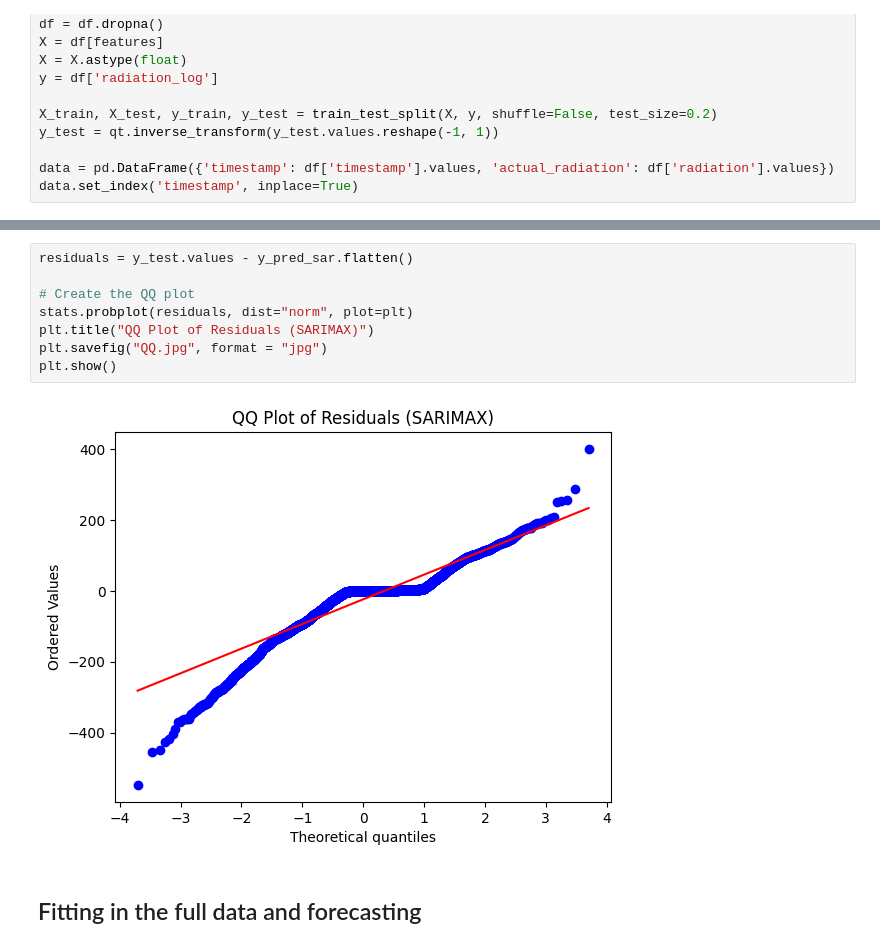
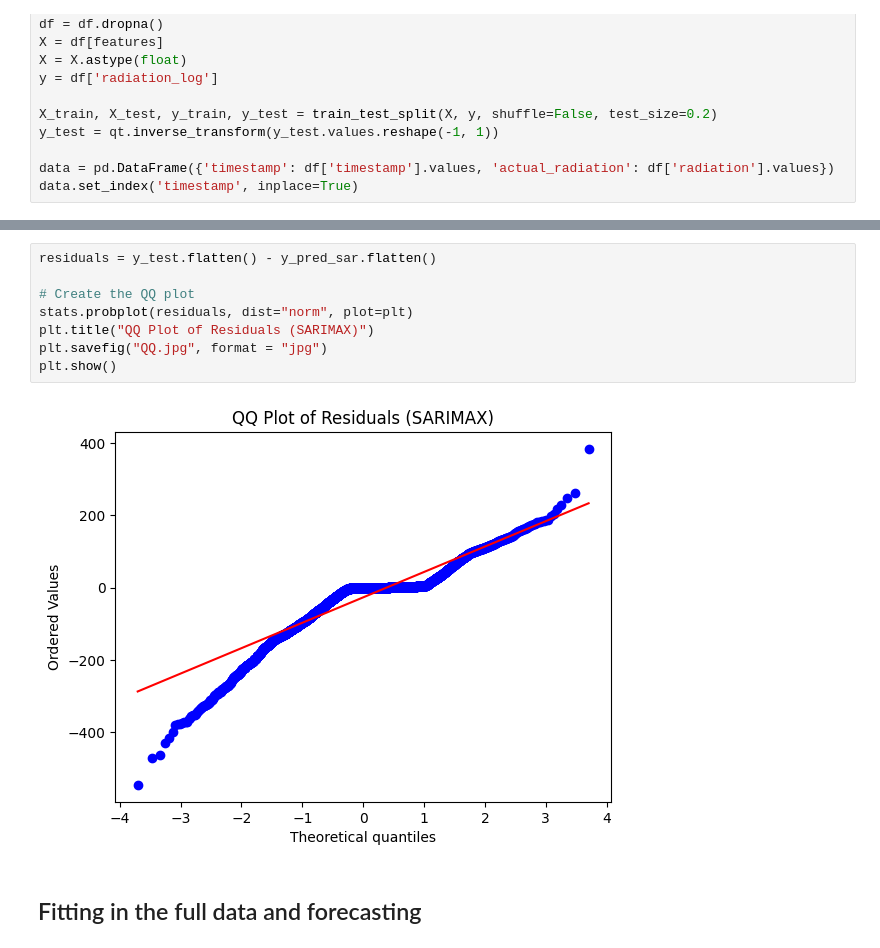
Before and after one commit to IbrahimAllMamun/notebooks, a Jupyter notebook: notebook.ipynb, the cells around one changed output, grey strips where cells are left out. Drawn from its saved outputs; the diff is of its cells as text.

```diff
--- a/notebook.ipynb
+++ b/notebook.ipynb
@@ -292,13 +292,13 @@ MAPE: 0.81
 # %%
-residuals = y_test.values - y_pred_sar.flatten()
+residuals = y_test.flatten() - y_pred_sar.flatten()
 
 # Create the QQ plot
 stats.probplot(residuals, dist="norm", plot=plt)
 plt.title("QQ Plot of Residuals (SARIMAX)")
 plt.savefig("QQ.jpg", format = "jpg")
 plt.show()
 # %% [output]
-[figure, old version]
+[figure, new version]
 # %% [markdown]
 ## Fitting in the full data and forecasting
 # %%
```
Also changed, not shown: parts of 13 cells of this notebook.
